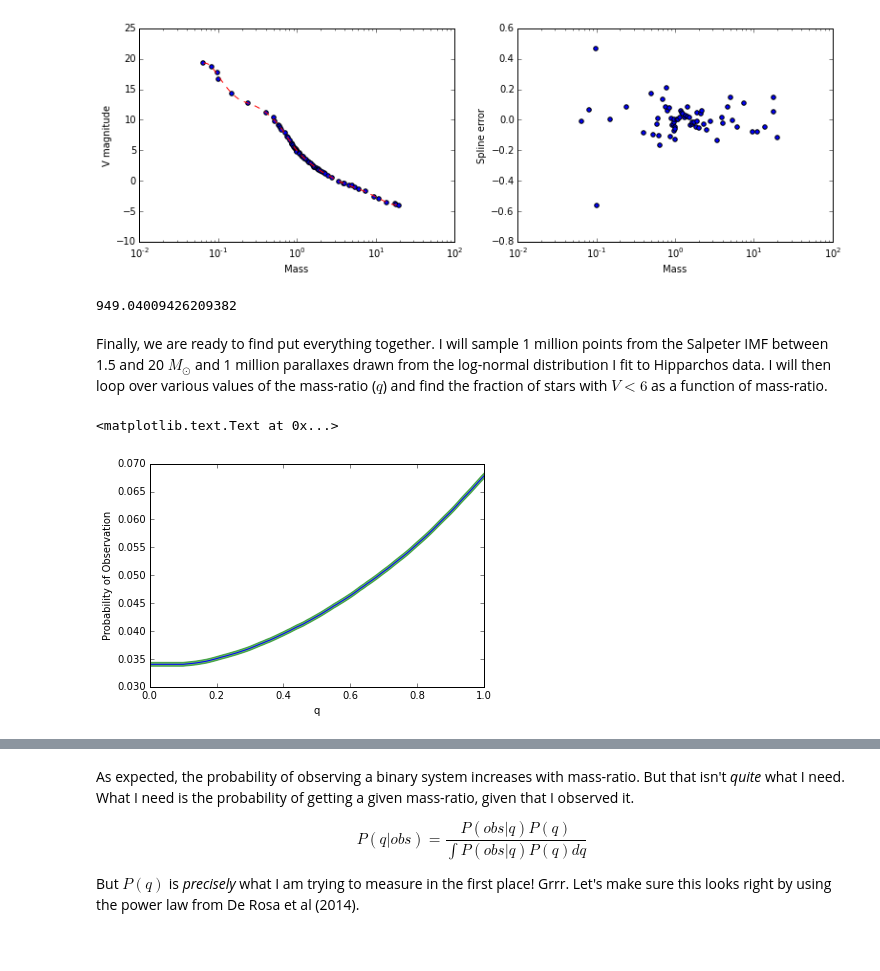
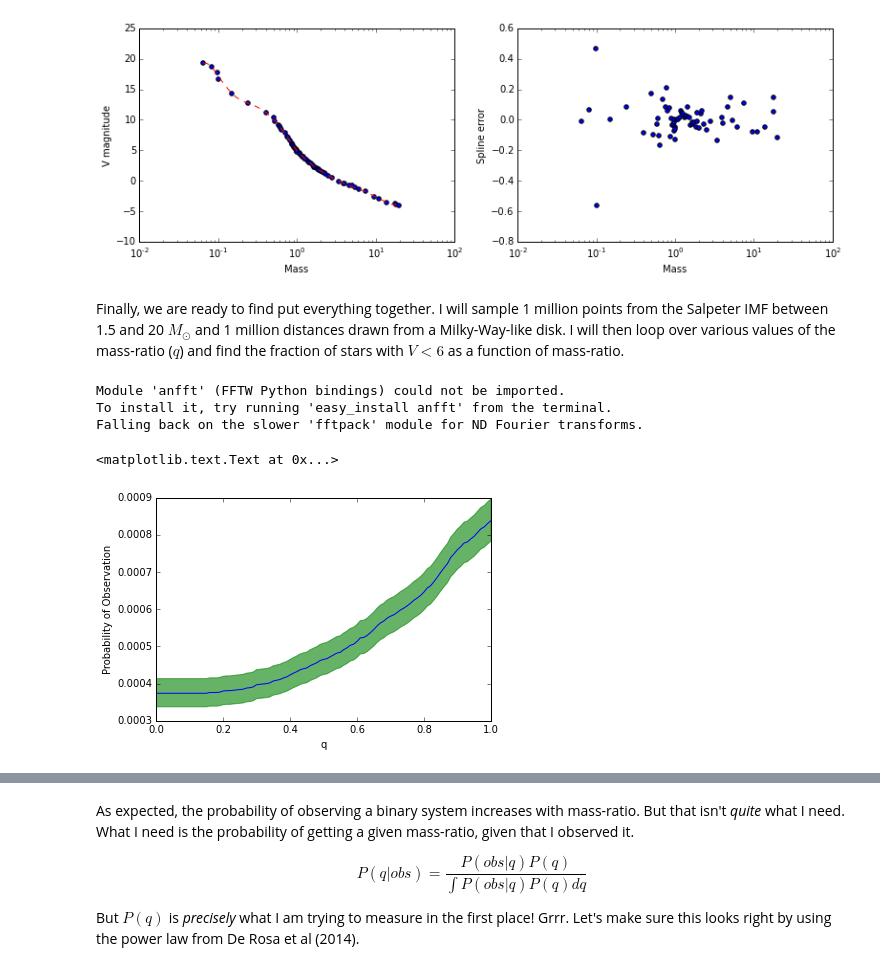
Before and after one commit to kgullikson88/BinaryInference, a Jupyter notebook: Malmquist_Bias.ipynb, the cells around one changed output, grey strips where cells are left out. Cells and saved outputs as stored; diff of their text form; code cells hidden in the pictures.

Commit message:
MethodSummary works through f_bin estimation in a representative sample.

```diff
--- a/Malmquist_Bias.ipynb
+++ b/Malmquist_Bias.ipynb
@@ -76,15 +74,12 @@ axes[1].set_ylabel('Spline error')
 # %% [output]
 <matplotlib.text.Text at 0x...>
 [figure]
-# %%
-10**((6-spline(30)+5)/5.)
-# %% [output]
-949.04009426209382
 # %% [markdown]
-Finally, we are ready to find put everything together. I will sample 1 million points from the Salpeter IMF between 1.5 and 20 $M_{\odot}$ and 1 million parallaxes drawn from the log-normal distribution I fit to Hipparchos data. I will then loop over various values of the mass-ratio ($q$) and find the fraction of stars with $V<6$ as a function of mass-ratio.
+Finally, we are ready to find put everything together. I will sample 1 million points from the Salpeter IMF between 1.5 and 20 $M_{\odot}$ and 1 million distances drawn from a Milky-Way-like disk. I will then loop over various values of the mass-ratio ($q$) and find the fraction of stars with $V<6$ as a function of mass-ratio.
 # %%
 from __future__ import division
 import IMF_utils
+import Simulation
 import HelperFunctions
 reload(HelperFunctions)
 from HelperFunctions import add_magnitudes, BinomialErrors
@@ -101,43 +96,41 @@ def Vmag(q, mass, d):
     V = M_total + 5*np.log10(d) - 5
     return V
 
 
-
-# Sample the distance through a log-normal parallax distribution (parameters fit to Hipparchos data)
-#plx = scipy.stats.lognorm.rvs(loc=plx_loc, s=plx_shape, scale=plx_scale, size=N_total)
-#plx[plx < 1e-5] = 1e-5
-#distance = 1000. / plx
-
-# Sample the distance such that a sphere around the Earth is uniformly distributed
-distance = (np.random.uniform(size=N_total))**(1./3.) * 1000.0
+# Sample the distance by simulating a Milky-Way-like disk
+r, z = Simulation.sample_disk(Rmax=1e4, Npoints=N_total)
+distance = np.sqrt(r**2 + z**2)
 
 # Sample the IMF
 mass = IMF_utils.inverse_imf(np.random.uniform(size=N_total), mmin=1.5, mmax=20.0)
 
 # Get the V_band magnitude
 q = np.arange(0.0, 1.01, 0.01)
 prob = np.zeros(q.size)
 prob_low = np.zeros(q.size)
 prob_high = np.zeros(q.size)
 for i, qi in enumerate(q):
     V = Vmag(qi, mass, distance)
     prob[i], prob_low[i], prob_high[i] = BinomialErrors(len(V[V<6]), len(V))
     #prob[i] = len(V[V<6]) / len(V)
 
 # We can't go all the way to zero because the V-magnitude interpolation starts extrapolating
 # Instead, assume that P(obs|q<0.1) = P(obs|q)
 idx = np.argmin((q - 0.1)**2)
 prob[:idx] = prob[idx]
 prob_low[:idx] = prob_low[idx]
 prob_high[:idx] = prob_high[idx]
 
 plt.plot(q, prob)
 plt.fill_between(q, prob_low, prob_high, color='green', alpha=0.6)
 plt.xlabel('q')
 plt.ylabel('Probability of Observation')
 # %% [output]
-<matplotlib.text.Text at 0x...>
+Module 'anfft' (FFTW Python bindings) could not be imported.
+To install it, try running 'easy_install anfft' from the terminal.
+Falling back on the slower 'fftpack' module for ND Fourier transforms.
+<matplotlib.text.Text at 0x...>
-[figure, old version]
+[figure, new version]
 # %%
 fit = np.poly1d(np.polyfit(q[q>0.1], prob[q>0.1], 4))
 
```
Also changed, not shown: parts of 8 cells of this notebook, 1 other file.
